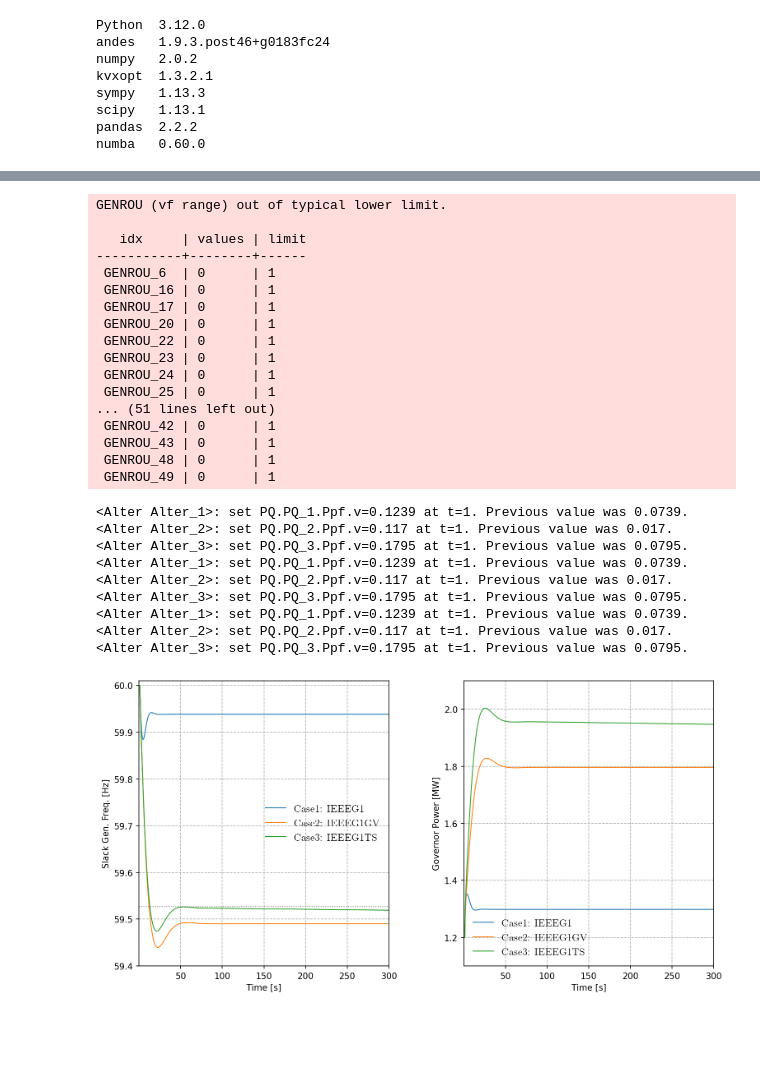
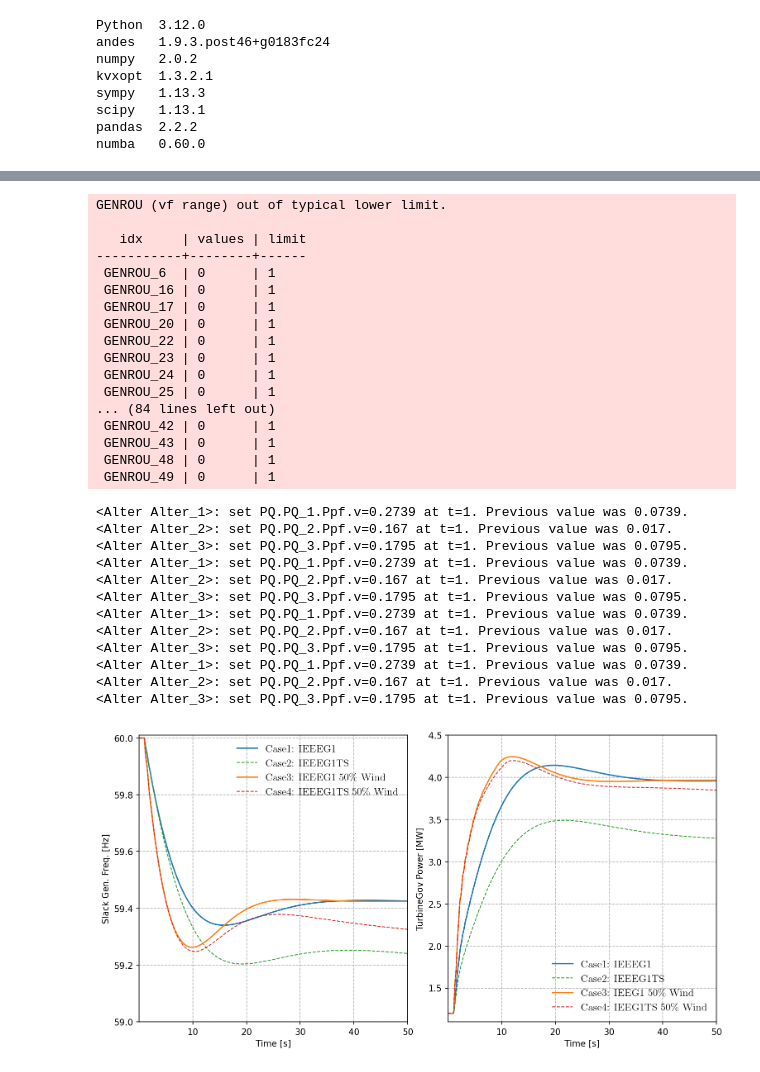
Before and after one commit to jinningwang/thermal_inertia, a Jupyter notebook: CaseStudy.ipynb, the cells around one changed output, grey strips where cells are left out. Cells and saved outputs as stored; diff of their text form; code cells hidden in the pictures; blank space fills up the shorter version.

```diff
--- a/CaseStudy.ipynb
+++ b/CaseStudy.ipynb
@@ -106,5 +89,5 @@ True
 # %%
-for ss in [s1, s2, s3]:
+for ss in [s1, s2, s3, s4]:
     # Constant load
     ss.PQ.config.p2p = 1
     ss.PQ.config.q2q = 1
@@ -127,79 +110,106 @@ GENROU (vf range) out of typical lower limit.
  GENROU_23 | 0      | 1
  GENROU_24 | 0      | 1
  GENROU_25 | 0      | 1
-... (51 lines left out)
+... (84 lines left out)
  GENROU_42 | 0      | 1
  GENROU_43 | 0      | 1
  GENROU_48 | 0      | 1
  GENROU_49 | 0      | 1
 # %%
-for ss in [s1, s2, s3]:
+for ss in [s1, s2, s3, s4]:
 
-    ss.TDS.config.tf = 300
+    ss.TDS.config.tf = 50
     ss.TDS.config.criteria = 0
     ss.TDS.config.no_tqdm = True
 
     ss.TDS.run()
 # %% [output]
-<Alter Alter_1>: set PQ.PQ_1.Ppf.v=0.1239 at t=1. Previous value was 0.0739.
-<Alter Alter_2>: set PQ.PQ_2.Ppf.v=0.117 at t=1. Previous value was 0.017.
+<Alter Alter_1>: set PQ.PQ_1.Ppf.v=0.2739 at t=1. Previous value was 0.0739.
+<Alter Alter_2>: set PQ.PQ_2.Ppf.v=0.167 at t=1. Previous value was 0.017.
 <Alter Alter_3>: set PQ.PQ_3.Ppf.v=0.1795 at t=1. Previous value was 0.0795.
-<Alter Alter_1>: set PQ.PQ_1.Ppf.v=0.1239 at t=1. Previous value was 0.0739.
-<Alter Alter_2>: set PQ.PQ_2.Ppf.v=0.117 at t=1. Previous value was 0.017.
+<Alter Alter_1>: set PQ.PQ_1.Ppf.v=0.2739 at t=1. Previous value was 0.0739.
+<Alter Alter_2>: set PQ.PQ_2.Ppf.v=0.167 at t=1. Previous value was 0.017.
 <Alter Alter_3>: set PQ.PQ_3.Ppf.v=0.1795 at t=1. Previous value was 0.0795.
-<Alter Alter_1>: set PQ.PQ_1.Ppf.v=0.1239 at t=1. Previous value was 0.0739.
-<Alter Alter_2>: set PQ.PQ_2.Ppf.v=0.117 at t=1. Previous value was 0.017.
+<Alter Alter_1>: set PQ.PQ_1.Ppf.v=0.2739 at t=1. Previous value was 0.0739.
+<Alter Alter_2>: set PQ.PQ_2.Ppf.v=0.167 at t=1. Previous value was 0.017.
 <Alter Alter_3>: set PQ.PQ_3.Ppf.v=0.1795 at t=1. Previous value was 0.0795.
+<Alter Alter_1>: set PQ.PQ_1.Ppf.v=0.2739 at t=1. Previous value was 0.0739.
+<Alter Alter_2>: set PQ.PQ_2.Ppf.v=0.167 at t=1. Previous value was 0.017.
+<Alter Alter_3>: set PQ.PQ_3.Ppf.v=0.1795 at t=1. Previous value was 0.0795.
 # %%
 plt.style.use('default')
 fig, ax = plt.subplots(1, 2, figsize=(12, 6), dpi=150)
-plt.subplots_adjust(wspace=0.3)
+plt.subplots_adjust(wspace=0.15)
 
-fmin, fmax = 59.4, 60.01
+fmin, fmax = 59, 60.01
 a = (46,)
 _ = s1.TDS.plt.plot(s1.GENROU.omega,
                     a=a,
                     ymin=fmin, ymax=fmax,
                     ytimes=s1.config.freq,
                     show=False, grid=True,
+                    line_width=1.5,
                     ylabel='Slack Gen. Freq. [Hz]',
                     yheader=['Case1: IEEEG1'],
-                    fig=fig, ax=ax[0],)
+                    fig=fig, ax=ax[0])
 _ = s2.TDS.plt.plot(s2.GENROU.omega,
                     a=a,
                     ytimes=s2.config.freq,
+                    # hline=[59.527],
                     show=False,
-                    yheader=['Case2: IEEEG1GV'],
+                    yheader=['Case2: IEEEG1TS'],
+                    linestyles=['--'],
+                    color=['tab:green'],
                     fig=fig, ax=ax[0],)
 _ = s3.TDS.plt.plot(s3.GENROU.omega,
                     a=a,
                     ytimes=s3.config.freq,
-                    hline=[59.527],
                     show=False,
-                    yheader=['Case3: IEEEG1TS'],
+                    line_width=1.5,
+                    yheader=[r'Case3: IEEEG1 50\% Wind'],
+                    fig=fig, ax=ax[0],)
+_ = s4.TDS.plt.plot(s4.GENROU.omega,
+                    a=a,
+                    ytimes=s4.config.freq,
+                    show=False, grid=True,
+                    yheader=[r'Case4: IEEEG1TS 50\% Wind'],
+                    color=['tab:red'],
+                    linestyles=['--'],
                     fig=fig, ax=ax[0],)
 
 a = (0,)
-tmin, tmax = 1.1, 2.1
+tmin, tmax = 1.1, 4.5
 _ = s1.TDS.plt.plot(s1.IEEEG1.pout,
                     a=a,
                     ytimes=s1.config.mva,
                     ymin=tmin, ymax=tmax,
                     show=False, grid=True,
-                    ylabel='Governor Power [MW]',
+                    ylabel='TurbineGov Power [MW]',
+                    line_width=1.5,
                     yheader=['Case1: IEEEG1'],
                     fig=fig, ax=ax[1],)
-_ = s2.TDS.plt.plot(s2.IEEEG1GV.pout,
+_ = s2.TDS.plt.plot(s2.IEEEG1TS.pout,
                     a=a,
-                    ytimes=s1.config.mva,
+                    ytimes=s2.config.mva,
                     show=False,
-                    yheader=['Case2: IEEEG1GV'],
+                    yheader=['Case2: IEEEG1TS'],
+                    linestyles=['--'],
+                    color=['tab:green'],
                     fig=fig, ax=ax[1],)
-_ = s3.TDS.plt.plot(s3.IEEEG1TS.pout,
+_ = s3.TDS.plt.plot(s3.IEEEG1.pout,
                     a=a,
-                    ytimes=s1.config.mva,
+                    ytimes=s2.config.mva,
                     show=False,
-                    yheader=['Case3: IEEEG1TS'],
+                    line_width=1.5,
+                    yheader=[r'Case3: IEEG1 50\% Wind'],
                     fig=fig, ax=ax[1],)
+_ = s4.TDS.plt.plot(s4.IEEEG1TS.pout,
+                    a=a,
+                    ytimes=s2.config.mva,
+                    show=False,
+                    yheader=[r'Case4: IEEG1TS 50\% Wind'],
+                    color=['tab:red'],
+                    linestyles=['--'],
+                    fig=fig, ax=ax[1],)
 # %% [output]
-[figure, old version]
+[figure, new version]
```
Also changed, not shown: parts of 6 cells of this notebook, 8 other files.
